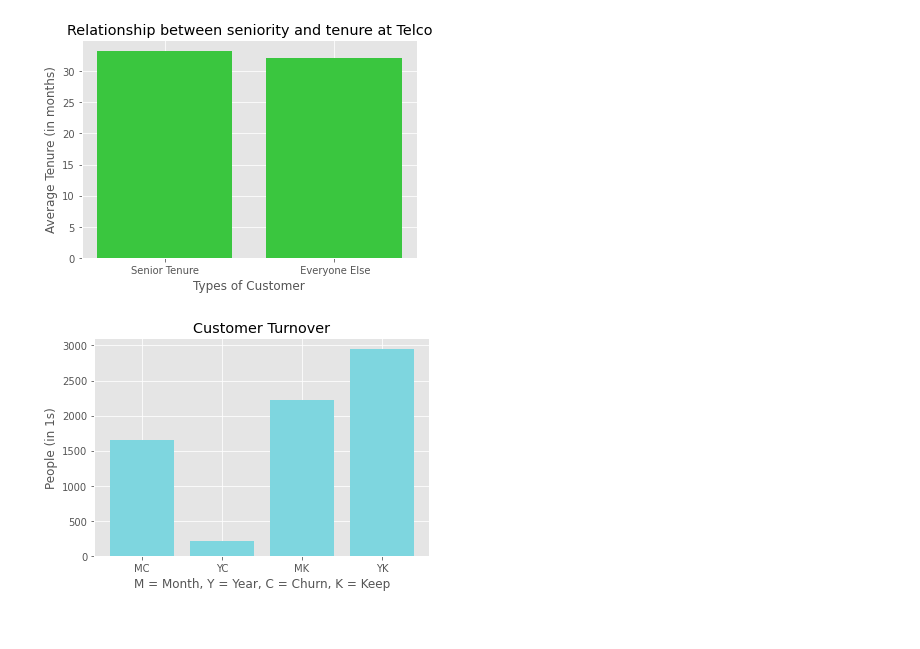
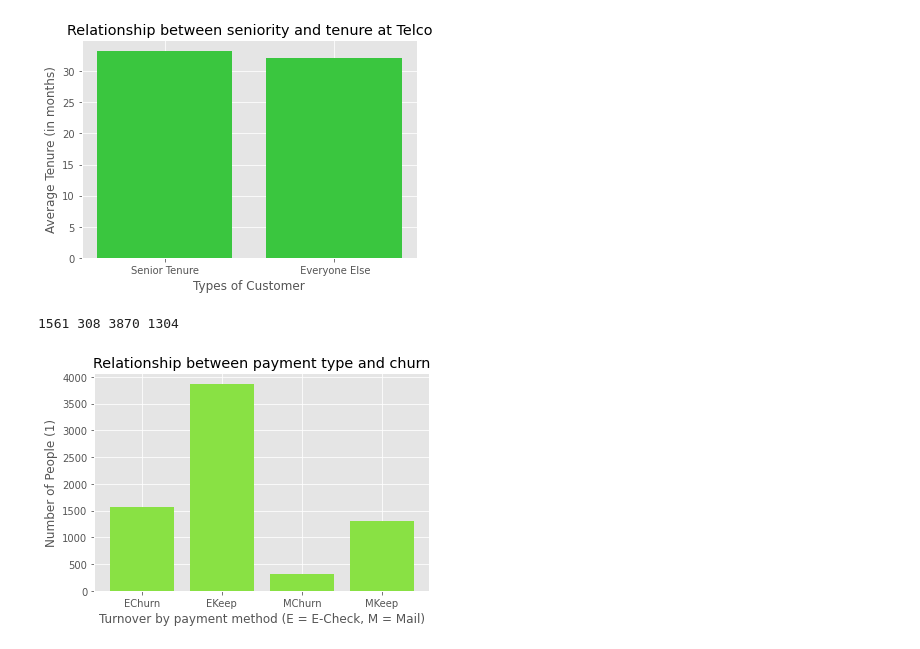
Before and after one commit to AchyDaMan/FinalProject_TelcoChurn, a Jupyter notebook: FinalProject_TelcoChurn.ipynb, the cells around one changed output. Cells and saved outputs as stored; diff of their text form; code cells hidden in the pictures.

```diff
--- a/FinalProject_TelcoChurn.ipynb
+++ b/FinalProject_TelcoChurn.ipynb
@@ -63,3 +64,16 @@ for i in df['Churn'].iteritems():
 print(monthlyChurn, yearlyChurn, monthlyKeep, yearlyKeep)
 # %% [output]
 1655 214 2220 2954
+# %%
+#Plot the relationship between Monthly/Yearly contracts and churn rate
+
+plt.style.use('ggplot')
+x = ['MC', 'YC', 'MK', 'YK']
+y = [monthlyChurn, yearlyChurn, monthlyKeep, yearlyKeep]
+x_pos = np.arange(len(x))
+plt.bar(x_pos, y, color='#7ed6df')
+plt.xlabel("M = Month, Y = Year, C = Churn, K = Keep")
+plt.ylabel("People (in 1s)")
+plt.title("Customer Turnover")
+plt.xticks(x_pos, x)
+plt.show()
@@ -108,15 +120,50 @@ print(percentChurnPerMonth)
+# %%
+#We will calculate how churn relates to contract type (month --> month, yearly)
+
+EcheckChurn = 0
+McheckChurn = 0
+EcheckKeep = 0
+McheckKeep = 0
+rows = []
+for i in df['PaymentMethod'].iteritems():
+  if 'Electronic check' in i[1]:
+    rows.append(0)
+  elif 'Credit card (automatic)' in i[1]:
+    rows.append(1)
+  elif 'Bank transfer (automatic)' in i[1]:
+    rows.append(2)
+  elif 'Mailed check' in i[1]:
+    rows.append(3)
+#print(rows)
+
+iter = 0
+for i in df['Churn'].iteritems():
+  if 'Yes' in i[1]:
+    if rows[iter] < 3:
+      EcheckChurn += 1
+    else:
+      McheckChurn += 1
+  elif 'No' in i[1]:
+    if rows[iter] < 3:
+      EcheckKeep += 1
+    else:
+      McheckKeep += 1
+  iter += 1
+
+print(EcheckChurn, McheckChurn, EcheckKeep, McheckKeep)
+# %% [output]
+1561 308 3870 1304
 # %%
-#Bar Graph Time!
-
+#Plot the relation between payment type (electronic vs mailed) and churn/turnover
 plt.style.use('ggplot')
-x = ['MC', 'YC', 'MK', 'YK']
-y = [monthlyChurn, yearlyChurn, monthlyKeep, yearlyKeep]
+x = ['EChurn' ,'EKeep', 'MChurn', 'MKeep']
+y = [EcheckChurn, EcheckKeep, McheckChurn, McheckKeep]
 x_pos = np.arange(len(x))
-plt.bar(x_pos, y, color='#7ed6df')
-plt.xlabel("M = Month, Y = Year, C = Churn, K = Keep")
-plt.ylabel("People (in 1s)")
-plt.title("Customer Turnover")
+plt.bar(x_pos, y, color='#89e144')
+plt.xlabel("Turnover by payment method (E = E-Check, M = Mail)")
+plt.ylabel("Number of People (1)")
+plt.title("Relationship between payment type and churn")
 plt.xticks(x_pos, x)
 plt.show()
 # %% [output]
-[figure, old version]
+[figure, new version]
```
Also changed, not shown: parts of 3 cells of this notebook.
